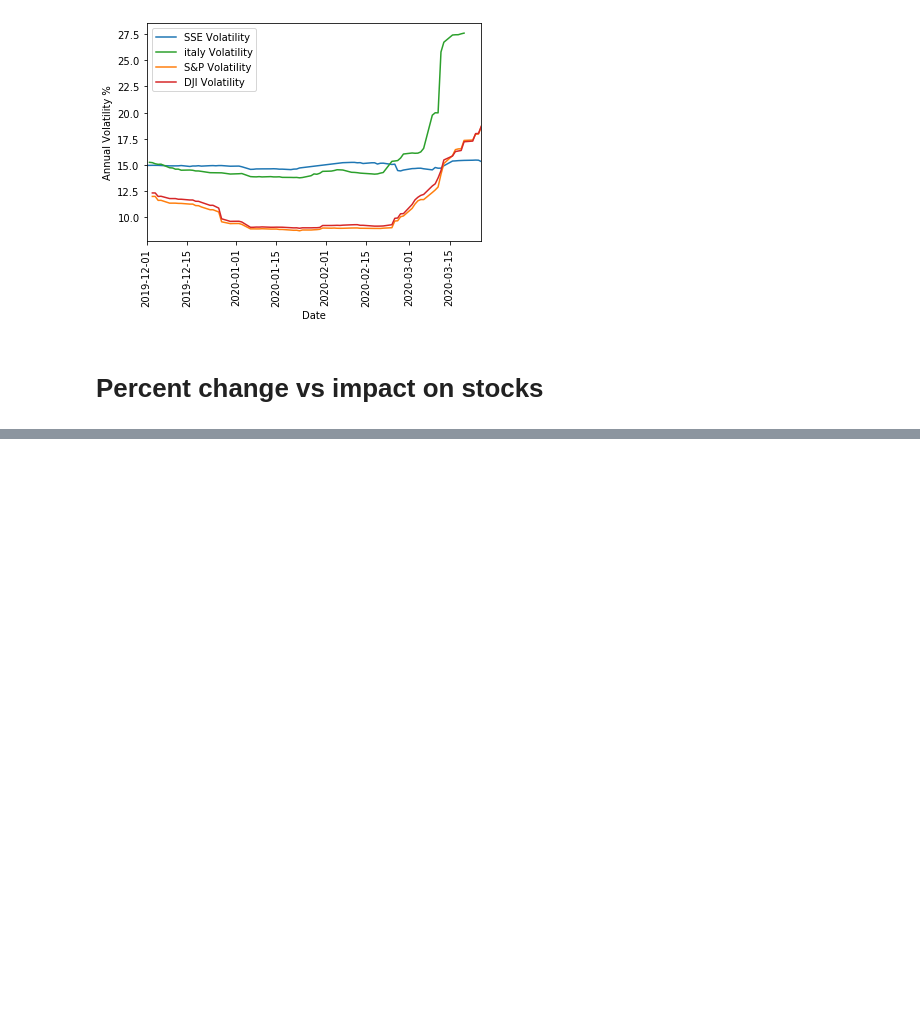
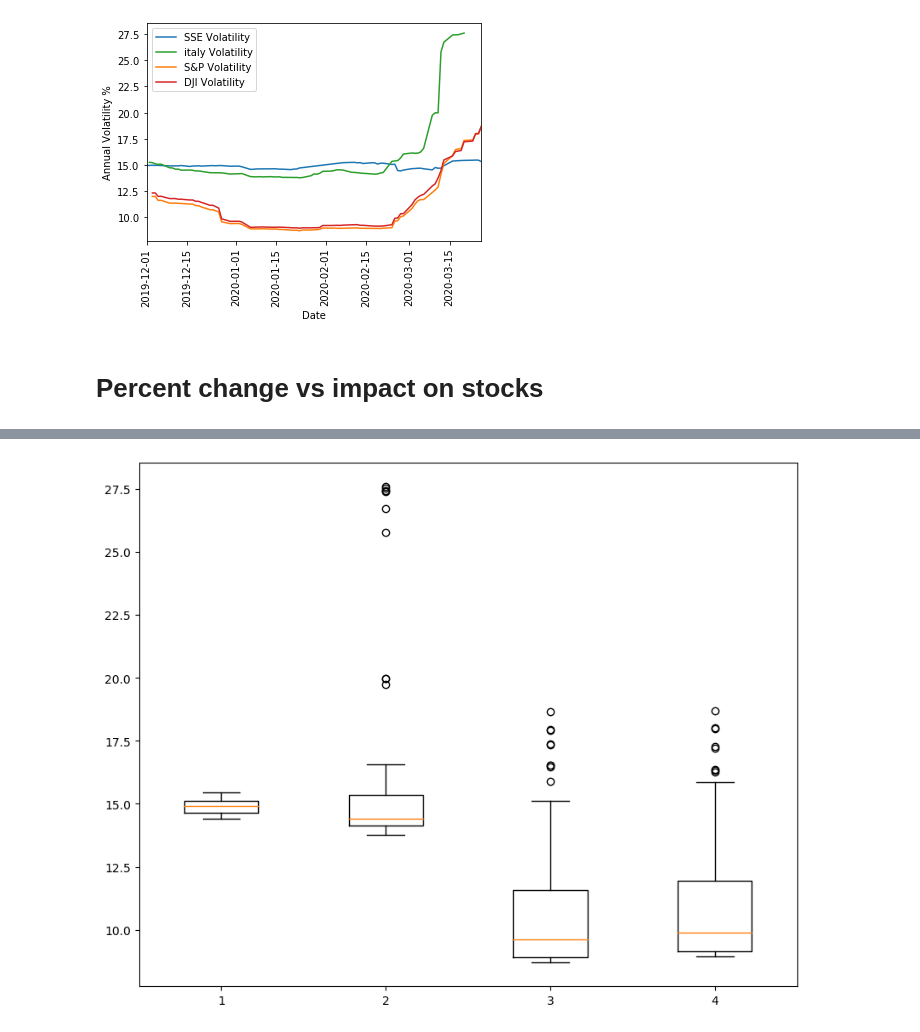
Before and after one commit to nberman12/COVID19-vs-Stocks, a Jupyter notebook: dev/daniel/Data_Collection2.ipynb, the cells around one changed output, grey strips where cells are left out. Cells and saved outputs as stored; diff of their text form; code cells hidden in the pictures; blank space fills up the shorter version.

```diff
--- a/dev/daniel/Data_Collection2.ipynb
+++ b/dev/daniel/Data_Collection2.ipynb
@@ -1384,0 +1454,12 @@ No handles with labels found to put in legend.
+# %%
+plt.figure(figsize = (10,8), dpi = 100)
+plt.style.use('default')
+plt.boxplot([volatile_sse_df['Annual Volatility'],volatile_italy_df['Annual Volatility'],
+           volatile_smp_df['Annual Volatility'],volatile_dji_df['Annual Volatility']])
+
+
+
+
+plt.show()
+# %% [output]
+[figure, added]
```
Also changed, not shown: parts of 12 cells of this notebook, 1 other file.
